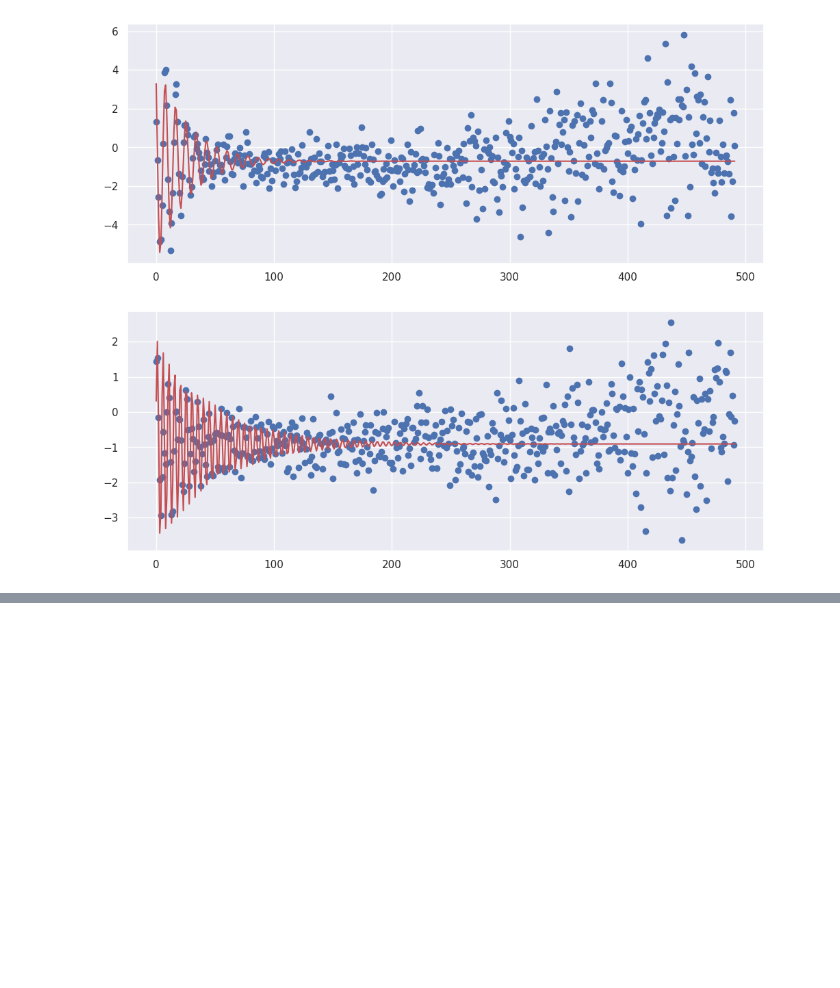
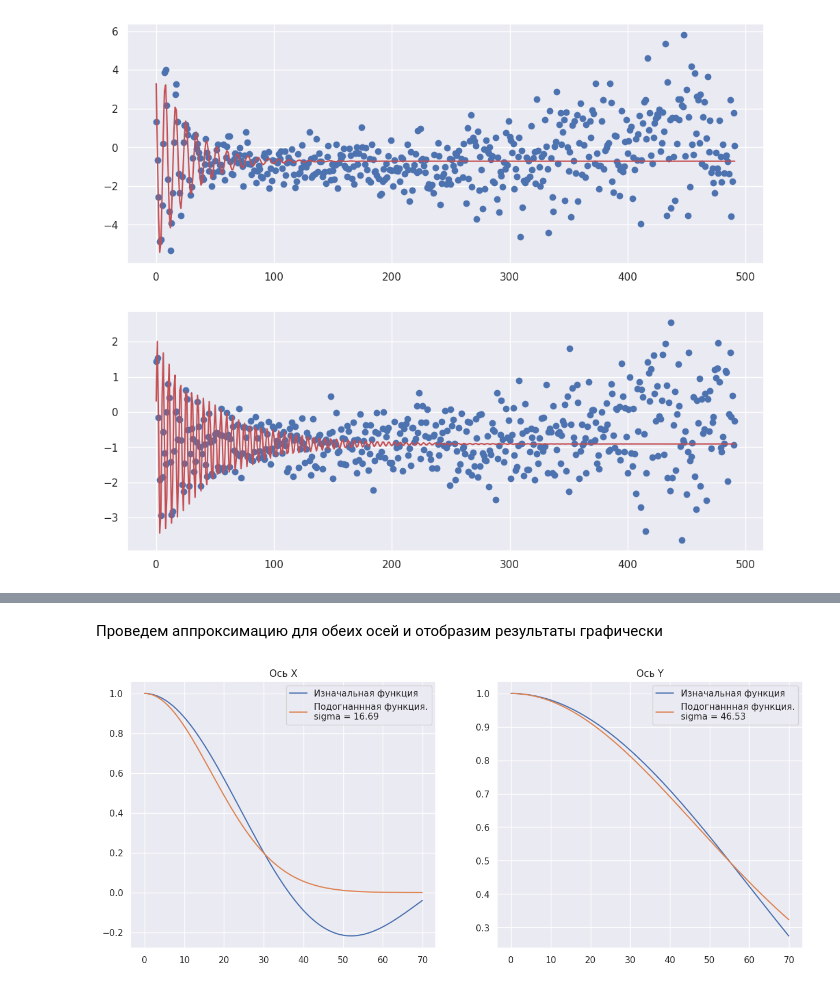
Before and after one commit to settlermine/jinr_practice, a Jupyter notebook: main.ipynb, the cells around one changed output, grey strips where cells are left out. Drawn from its saved outputs; the diff is of its cells as text; code cells hidden in the pictures; blank space fills up the shorter version.

Commit message:
Добавлена функция аппроксимации псевдогауссовской экспонентой и тестовый код для нее

```diff
--- a/main.ipynb
+++ b/main.ipynb
@@ -414,10 +446,12 @@ bounds = {
 Найдем сами аппроксимирующие функции
 # %%
 function = {}
+chromacity = {}
 
 for axis in 'XY':
     t = np.arange(slice_length[axis]) #Массив t задаем в соответсвии с заданным выше срезом
     function[axis], parameters  = damped_oscillations_fit(t, beam_center_coords[axis][t], bounds=bounds[axis])
+    chromacity[axis] = parameters['A']
 
     print(f'''Параметры для {axis}:
           A = {parameters['A']}
@@ -456,0 +493,29 @@ axs[1].plot(t, theoretical_values['Y'], color='r');
+# %%
+chromacity = {'X': 5.5, 'Y': 2.2}
+delta_impulse = 2.5e-3
+# %% [markdown]
+Проведем аппроксимацию для обеих осей и отобразим результаты графически
+# %%
+approximation_range = 70
+
+result_function = {}
+initial_function = {}
+sigma = {}
+
+for axis in 'XY':
+    result_function[axis], initial_function[axis], sigma[axis] = pseudo_gaussian_exponent_approximation(chromacity[axis], delta_impulse, approximation_range)
+
+fig, axs = plt.subplots(1, 2, figsize=(15, 6))
+
+t = np.arange(0.01, approximation_range, 0.1)
+axs[0].plot(t, initial_function['X'](t), label='Изначальная функция')
+axs[0].plot(t, result_function['X'](t), label=f'Подогнаннная функция.\nsigma = {round(sigma["X"], 2)}')
+axs[0].set_title('Ось X')
+axs[0].legend()
+
+axs[1].plot(t, initial_function['Y'](t), label='Изначальная функция')
+axs[1].plot(t, result_function['Y'](t), label=f'Подогнаннная функция.\nsigma = {round(sigma["Y"], 2)}')
+axs[1].set_title('Ось Y')
+axs[1].legend();
+# %% [output]
+[figure, added]
```
Also changed, not shown: parts of 2 cells of this notebook, 1 other file.
